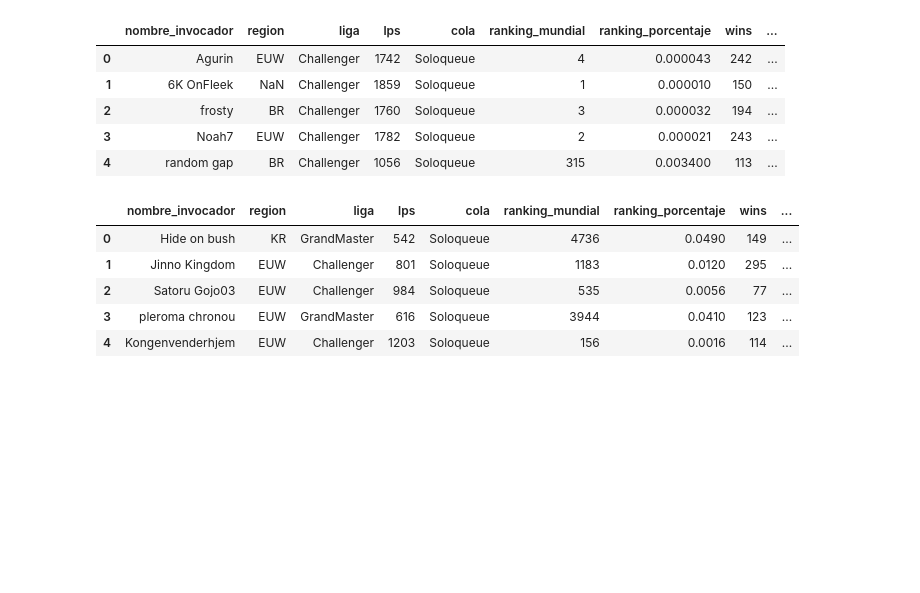
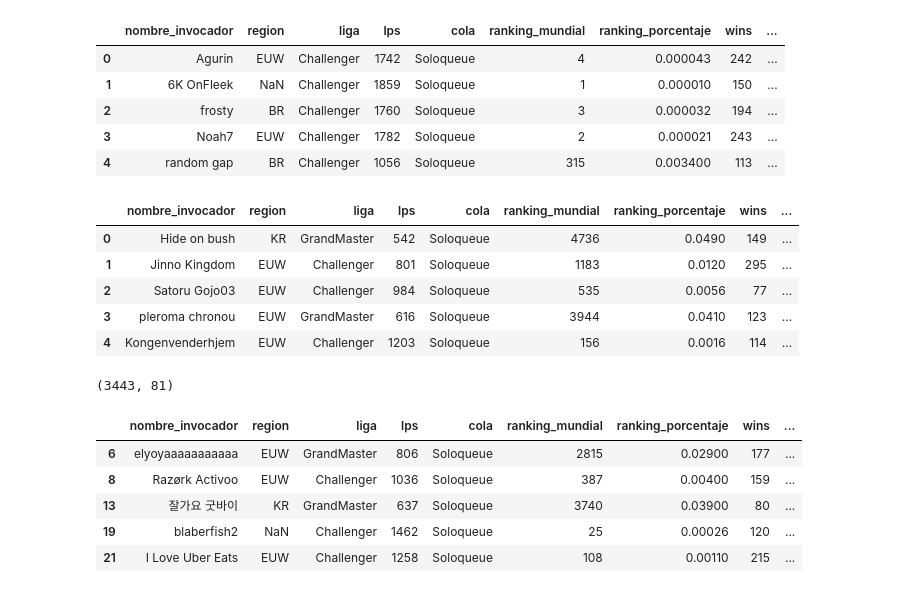
Before and after one commit to Periclates7/League_of_Scouters, a Jupyter notebook: src/filtro_dfs.ipynb, the cells around one changed output. Drawn from its saved outputs; the diff is of its cells as text; code cells hidden in the pictures; blank space fills up the shorter version.

```diff
--- a/src/filtro_dfs.ipynb
+++ b/src/filtro_dfs.ipynb
@@ -41,3 +30,7 @@ total_prof.head()
 | 2 | Satoru Gojo03 | EUW | Challenger | 984 | Soloqueue | 535 | 0.0056 | 77 | ... |
 | 3 | pleroma chronou | EUW | GrandMaster | 616 | Soloqueue | 3944 | 0.0410 | 123 | ... |
 | 4 | Kongenvenderhjem | EUW | Challenger | 1203 | Soloqueue | 156 | 0.0016 | 114 | ... |
+# %%
+total = total[~total['nombre_invocador'].isin(total_prof['nombre_invocador'].unique())]
+# %%
+total_total = pd.concat([total_prof, total])
@@ -43,0 +39,15 @@ total_prof.head()
+# %%
+total_total.shape
+# %% [output]
+(3443, 81)
+# %%
+total_jun = total_total.loc[total_total.rol_1 == 'Jungler']
+# %%
+total_jun.head()
+# %% [output]
+|  | nombre_invocador | region | liga | lps | cola | ranking_mundial | ranking_porcentaje | wins | ... |
+| 6 | elyoyaaaaaaaaaaa | EUW | GrandMaster | 806 | Soloqueue | 2815 | 0.02900 | 177 | ... |
+| 8 | Razørk Activoo | EUW | Challenger | 1036 | Soloqueue | 387 | 0.00400 | 159 | ... |
+| 13 | 잘가요 굿바이 | KR | GrandMaster | 637 | Soloqueue | 3740 | 0.03900 | 80 | ... |
+| 19 | blaberfish2 | NaN | Challenger | 1462 | Soloqueue | 25 | 0.00026 | 120 | ... |
+| 21 | I Love Uber Eats | EUW | Challenger | 1258 | Soloqueue | 108 | 0.00110 | 215 | ... |
```
Also changed, not shown: parts of 10 cells of this notebook, 1 other file.
